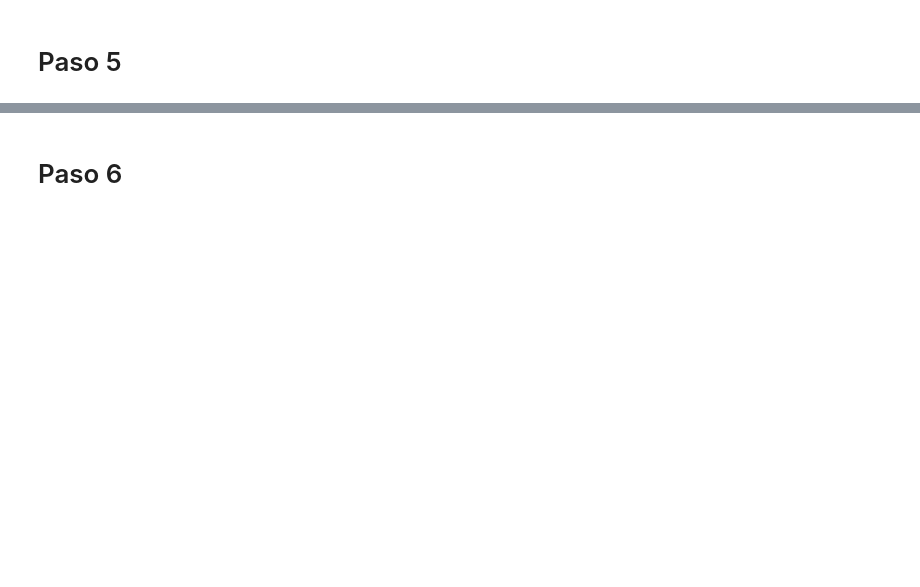
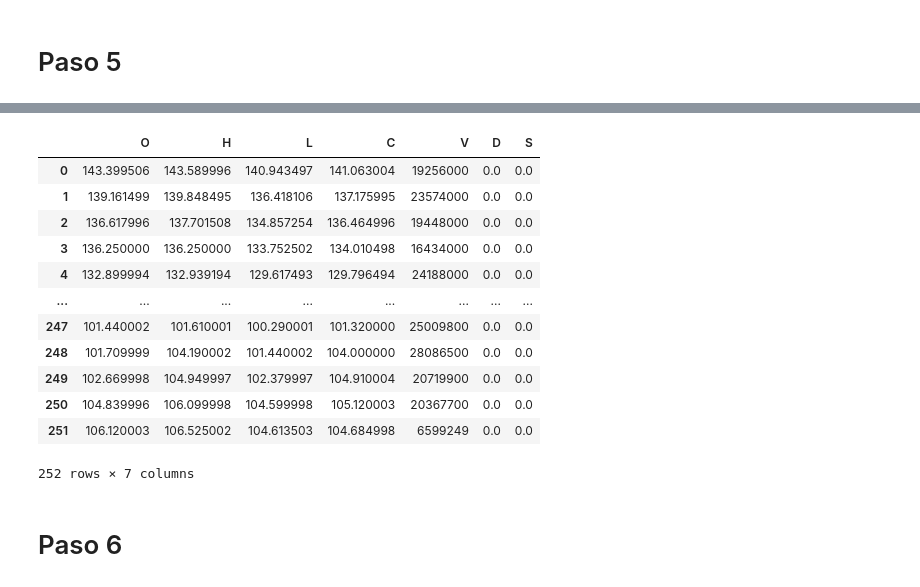
Before and after one commit to dfbustosus/Curso-Data-Engineering, a Jupyter notebook: Clase 5/Extraccion datos API.ipynb, the cells around one changed output, grey strips where cells are left out. Drawn from its saved outputs; the diff is of its cells as text; code cells hidden in the pictures; blank space fills up the shorter version.

```diff
--- a/Clase 5/Extraccion datos API.ipynb
+++ b/Clase 5/Extraccion datos API.ipynb
@@ -130,2 +200,20 @@ hist # tenemos 8 columnas
+# %%
+hist=hist.rename(columns={'Open':'O','High':'H','Low':'L','Close':'C','Volume':'V','Dividends':'D','Stock Splits':'S', 'Date':'Dat'})
+hist= hist.drop(columns=['Dat'])
+hist
+# %% [output]
+|  | O | H | L | C | V | D | S |
+| 0 | 143.399506 | 143.589996 | 140.943497 | 141.063004 | 19256000 | 0.0 | 0.0 |
+| 1 | 139.161499 | 139.848495 | 136.418106 | 137.175995 | 23574000 | 0.0 | 0.0 |
+| 2 | 136.617996 | 137.701508 | 134.857254 | 136.464996 | 19448000 | 0.0 | 0.0 |
+| 3 | 136.250000 | 136.250000 | 133.752502 | 134.010498 | 16434000 | 0.0 | 0.0 |
+| 4 | 132.899994 | 132.939194 | 129.617493 | 129.796494 | 24188000 | 0.0 | 0.0 |
+| ... | ... | ... | ... | ... | ... | ... | ... |
+| 247 | 101.440002 | 101.610001 | 100.290001 | 101.320000 | 25009800 | 0.0 | 0.0 |
+| 248 | 101.709999 | 104.190002 | 101.440002 | 104.000000 | 28086500 | 0.0 | 0.0 |
+| 249 | 102.669998 | 104.949997 | 102.379997 | 104.910004 | 20719900 | 0.0 | 0.0 |
+| 250 | 104.839996 | 106.099998 | 104.599998 | 105.120003 | 20367700 | 0.0 | 0.0 |
+| 251 | 106.120003 | 106.525002 | 104.613503 | 104.684998 | 6599249 | 0.0 | 0.0 |
+252 rows × 7 columns
 # %% [markdown]
 # Paso 6
```
Also changed, not shown: parts of 14 cells of this notebook, 3 other files.
